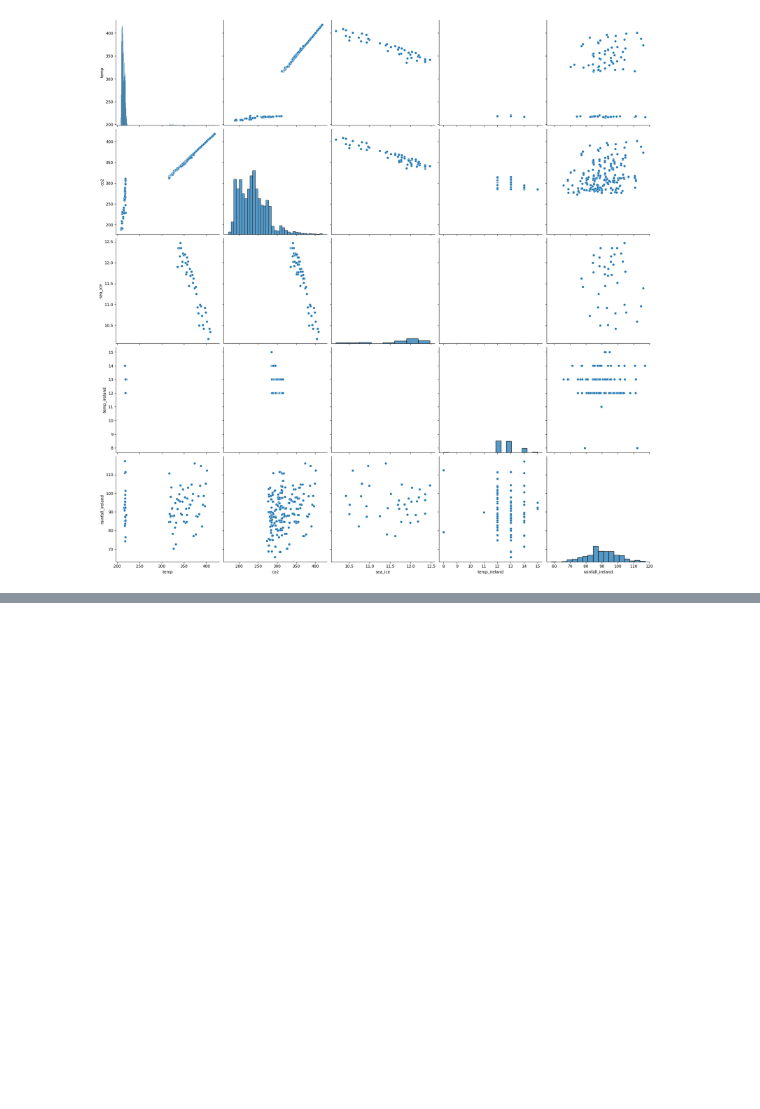
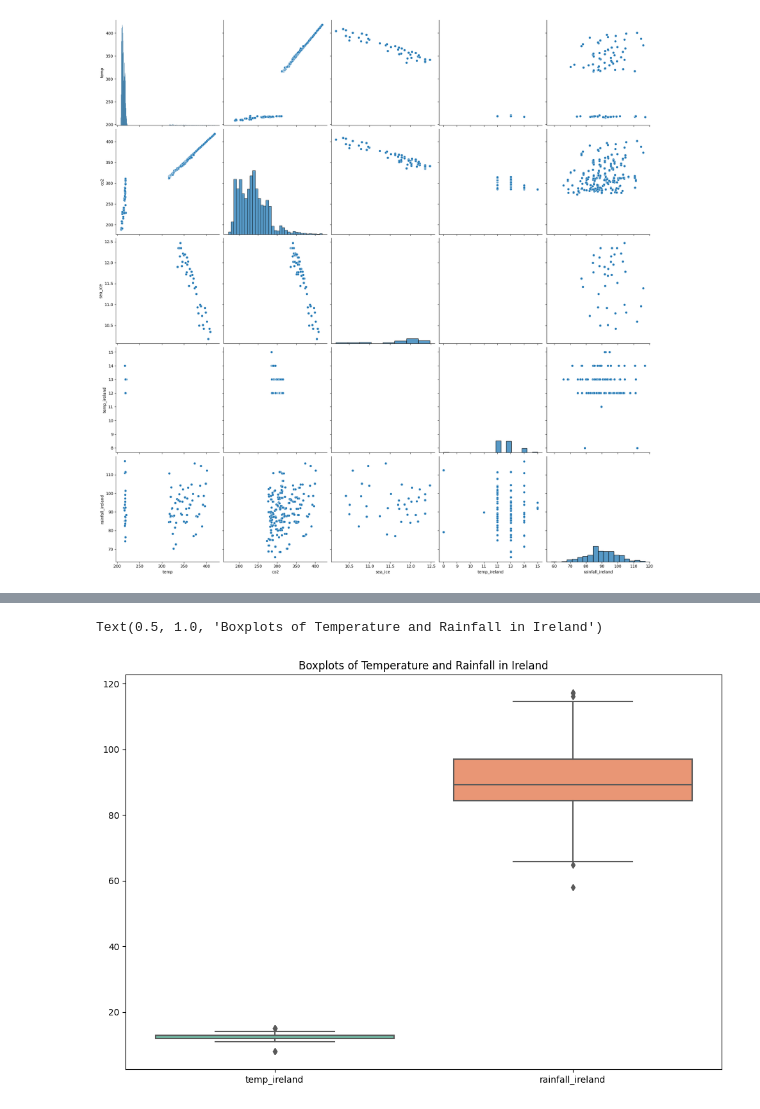
Before and after one commit to rachel-king4/PfDA_Assignment_2, a Jupyter notebook: pfda_assignment_2.ipynb, the cells around one changed output, grey strips where cells are left out. Cells and saved outputs as stored; diff of their text form; code cells hidden in the pictures; blank space fills up the shorter version.

```diff
--- a/pfda_assignment_2.ipynb
+++ b/pfda_assignment_2.ipynb
@@ -530,0 +534,8 @@ Text(0.5, 1.0, 'Boxplots of Measuring Variables')
+# %%
+fig, ax = plt.subplots(figsize=(12,8))
+df3 = combined_data[['temp_ireland', 'rainfall_ireland']]
+ax = sns.boxplot(data=df3, orient="v", palette="Set2")  # to create a boxplot using seaborn
+ax.set_title("Boxplots of Temperature and Rainfall in Ireland")
+# %% [output]
+Text(0.5, 1.0, 'Boxplots of Temperature and Rainfall in Ireland')
+[figure, added]
```
Also changed, not shown: parts of 7 cells of this notebook, 3 other files.
